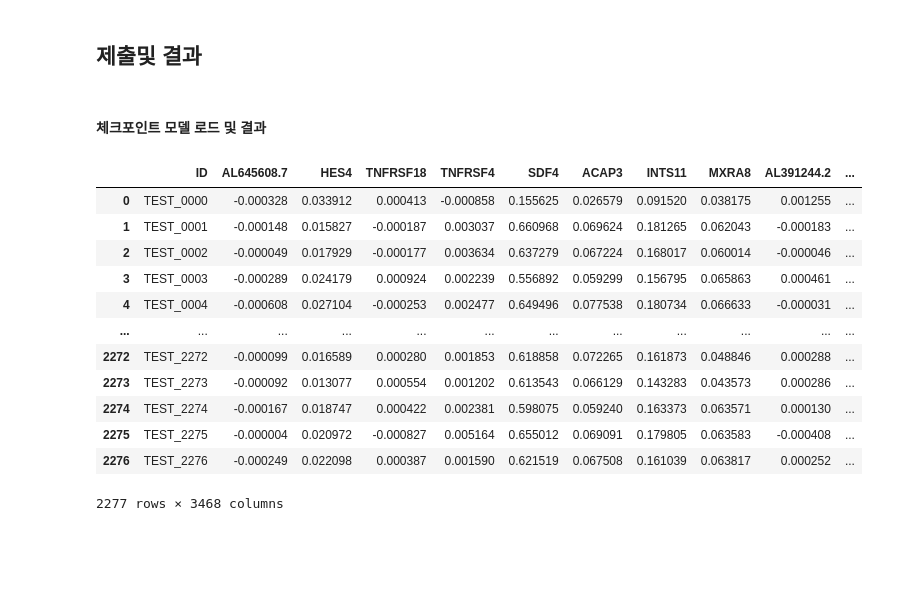
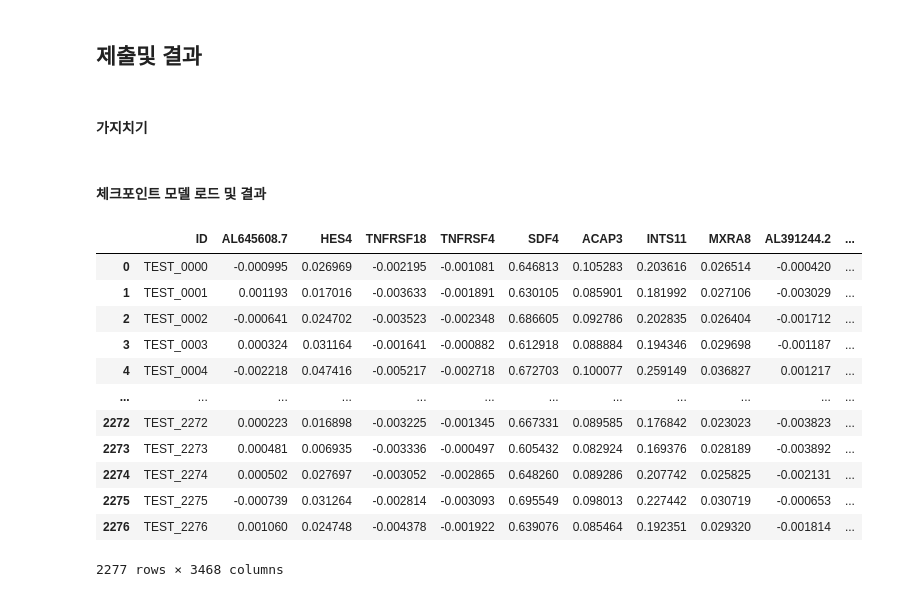
Before and after one commit to TaehwanY98/MAIC_Challenge_1, a Jupyter notebook: open/Regression.ipynb, the cells around one changed output. Drawn from its saved outputs; the diff is of its cells as text; code cells hidden in the pictures; blank space fills up the shorter version.

Commit message:
pruning added

```diff
--- a/open/Regression.ipynb
+++ b/open/Regression.ipynb
@@ -29,7 +30,7 @@ device(type='cuda')
 #### 파라미터 세팅
 학습성능 효율성 및 딥러닝의 불확식성을 위한 시드값 정의 x
 # %%
-batch_size = 16
+batch_size = 64
 root = "./"
 # %% [markdown]
 ## 데이터 로드 및 분석
@@ -173,10 +198,10 @@ def valid(net, validloader, device):
     with torch.no_grad():
         for batch in tqdm(validloader):
 
-          img= [b["img"].to(device) for b in batch]
-          label = [b["label"].to(device) for b in batch]
-          img = torch.stack(img)
-          label = torch.stack(label)
+          img= [b["img"] for b in batch]
+          label = [b["label"] for b in batch]
+          img = torch.stack(img).to(device)
+          label = torch.stack(label).to(device)
           out = net(img)
           mae += maef(out, label).item()
           mse += msef(out, label).item()
@@ -233,5 +258,5 @@ model is ready
 # %% [markdown]
 ## 학습
 # %%
-train(net, trainloader, validloader, 80, optimizer, loss_fn, DEVICE, f"{root}Models")
+train(net, trainloader, validloader, 30, optimizer, loss_fn, DEVICE, f"{root}Models")
 # %% [output]
@@ -275,22 +283,39 @@ def inference(model, test_loader, device):
     preds = torch.cat(preds).numpy()
 
     return preds
+# %% [markdown]
+#### 가지치기
+# %%
+def pruning(net:nn.Module):
+    for name, module in net.named_modules():
+        # 모든 2D-conv 층의 20% 연결에 대해 가지치기 기법을 적용
+        if isinstance(module, torch.nn.Conv2d):
+            prune.l1_unstructured(module, name='weight', amount=0.2)
+            # prune.l1_unstructured(module, name='bias', amount=2)
+        # 모든 선형 층의 40% 연결에 대해 가지치기 기법을 적용
+        elif isinstance(module, torch.nn.Linear):
+            prune.l1_unstructured(module, name='weight', amount=0.3)
+            # prune.l1_unstructured(module, name='bias', amount=3)
 # %% [markdown]
 #### 체크포인트 모델 로드 및 결과
 # %%
-net.load_state_dict(torch.load(f"{root}/Models/net.pt"))
+net = CustomResNet(classnum)
+net.float()
+net.to(DEVICE)
+net.load_state_dict(torch.load(f"{root}/Models/net.pt", weights_only=True))
+pruning(net)
 submission(net, testloader, DEVICE, submissionframe.columns[1:])
 # %% [output]
 |  | ID | AL645608.7 | HES4 | TNFRSF18 | TNFRSF4 | SDF4 | ACAP3 | INTS11 | MXRA8 | AL391244.2 | ... |
-| 0 | TEST_0000 | -0.000328 | 0.033912 | 0.000413 | -0.000858 | 0.155625 | 0.026579 | 0.091520 | 0.038175 | 0.001255 | ... |
-| 1 | TEST_0001 | -0.000148 | 0.015827 | -0.000187 | 0.003037 | 0.660968 | 0.069624 | 0.181265 | 0.062043 | -0.000183 | ... |
-| 2 | TEST_0002 | -0.000049 | 0.017929 | -0.000177 | 0.003634 | 0.637279 | 0.067224 | 0.168017 | 0.060014 | -0.000046 | ... |
-| 3 | TEST_0003 | -0.000289 | 0.024179 | 0.000924 | 0.002239 | 0.556892 | 0.059299 | 0.156795 | 0.065863 | 0.000461 | ... |
-| 4 | TEST_0004 | -0.000608 | 0.027104 | -0.000253 | 0.002477 | 0.649496 | 0.077538 | 0.180734 | 0.066633 | -0.000031 | ... |
+| 0 | TEST_0000 | -0.000995 | 0.026969 | -0.002195 | -0.001081 | 0.646813 | 0.105283 | 0.203616 | 0.026514 | -0.000420 | ... |
+| 1 | TEST_0001 | 0.001193 | 0.017016 | -0.003633 | -0.001891 | 0.630105 | 0.085901 | 0.181992 | 0.027106 | -0.003029 | ... |
+| 2 | TEST_0002 | -0.000641 | 0.024702 | -0.003523 | -0.002348 | 0.686605 | 0.092786 | 0.202835 | 0.026404 | -0.001712 | ... |
+| 3 | TEST_0003 | 0.000324 | 0.031164 | -0.001641 | -0.000882 | 0.612918 | 0.088884 | 0.194346 | 0.029698 | -0.001187 | ... |
+| 4 | TEST_0004 | -0.002218 | 0.047416 | -0.005217 | -0.002718 | 0.672703 | 0.100077 | 0.259149 | 0.036827 | 0.001217 | ... |
 | ... | ... | ... | ... | ... | ... | ... | ... | ... | ... | ... | ... |
-| 2272 | TEST_2272 | -0.000099 | 0.016589 | 0.000280 | 0.001853 | 0.618858 | 0.072265 | 0.161873 | 0.048846 | 0.000288 | ... |
-| 2273 | TEST_2273 | -0.000092 | 0.013077 | 0.000554 | 0.001202 | 0.613543 | 0.066129 | 0.143283 | 0.043573 | 0.000286 | ... |
-| 2274 | TEST_2274 | -0.000167 | 0.018747 | 0.000422 | 0.002381 | 0.598075 | 0.059240 | 0.163373 | 0.063571 | 0.000130 | ... |
-| 2275 | TEST_2275 | -0.000004 | 0.020972 | -0.000827 | 0.005164 | 0.655012 | 0.069091 | 0.179805 | 0.063583 | -0.000408 | ... |
-| 2276 | TEST_2276 | -0.000249 | 0.022098 | 0.000387 | 0.001590 | 0.621519 | 0.067508 | 0.161039 | 0.063817 | 0.000252 | ... |
+| 2272 | TEST_2272 | 0.000223 | 0.016898 | -0.003225 | -0.001345 | 0.667331 | 0.089585 | 0.176842 | 0.023023 | -0.003823 | ... |
+| 2273 | TEST_2273 | 0.000481 | 0.006935 | -0.003336 | -0.000497 | 0.605432 | 0.082924 | 0.169376 | 0.028189 | -0.003892 | ... |
+| 2274 | TEST_2274 | 0.000502 | 0.027697 | -0.003052 | -0.002865 | 0.648260 | 0.089286 | 0.207742 | 0.025825 | -0.002131 | ... |
+| 2275 | TEST_2275 | -0.000739 | 0.031264 | -0.002814 | -0.003093 | 0.695549 | 0.098013 | 0.227442 | 0.030719 | -0.000653 | ... |
+| 2276 | TEST_2276 | 0.001060 | 0.024748 | -0.004378 | -0.001922 | 0.639076 | 0.085464 | 0.192351 | 0.029320 | -0.001814 | ... |
 2277 rows × 3468 columns
```
Also changed, not shown: parts of 3 cells of this notebook.
